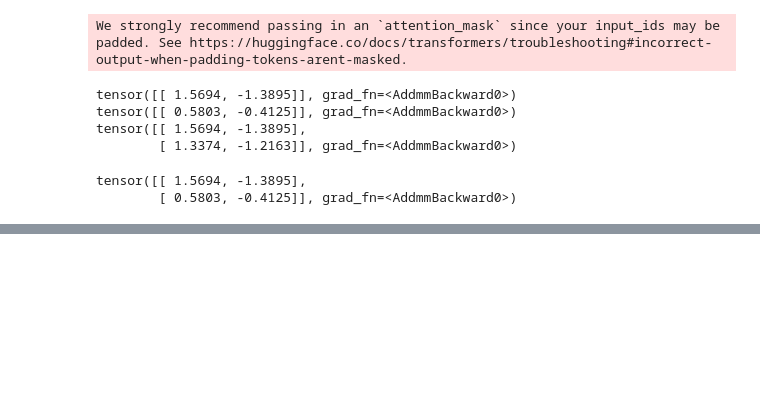
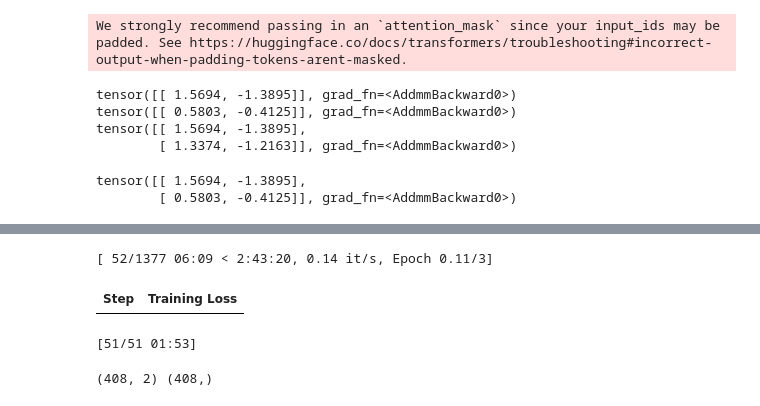
Before and after one commit to opria123/Hugging-Face-LLM-Course, a Jupyter notebook: notebooks/Hugging_Face_LLM_Course_Transformers.ipynb, the cells around one changed output, grey strips where cells are left out. Drawn from its saved outputs; the diff is of its cells as text; code cells hidden in the pictures; blank space fills up the shorter version.

```diff
--- a/notebooks/Hugging_Face_LLM_Course_Transformers.ipynb
+++ b/notebooks/Hugging_Face_LLM_Course_Transformers.ipynb
@@ -544,0 +745,8 @@ tensor([[ 1.5694, -1.3895],
+# %%
+from transformers import TrainingArguments
+
+training_args = TrainingArguments("test-trainer")
+# %%
+from transformers import AutoModelForSequenceClassification
+
+model = AutoModelForSequenceClassification.from_pretrained(checkpoint, num_labels=2)
@@ -544,0 +756,13 @@ tensor([[ 1.5694, -1.3895],
+# %%
+from transformers import Trainer
+
+trainer = Trainer(
+    model,
+    training_args,
+    train_dataset=tokenized_datasets["train"],
+    eval_dataset=tokenized_datasets["validation"],
+    data_collator=data_collator,
+    tokenizer=tokenizer,
+)
+# %%
+trainer.train()
@@ -544,0 +790,8 @@ tensor([[ 1.5694, -1.3895],
+# %%
+predictions = trainer.predict(tokenized_datasets["validation"])
+print(predictions.predictions.shape, predictions.label_ids.shape)
+# %% [output]
+[ 52/1377 06:09 < 2:43:20, 0.14 it/s, Epoch 0.11/3]
+| Step | Training Loss |
+[51/51 01:53]
+(408, 2) (408,)
```
Also changed, not shown: parts of 39 cells of this notebook.
